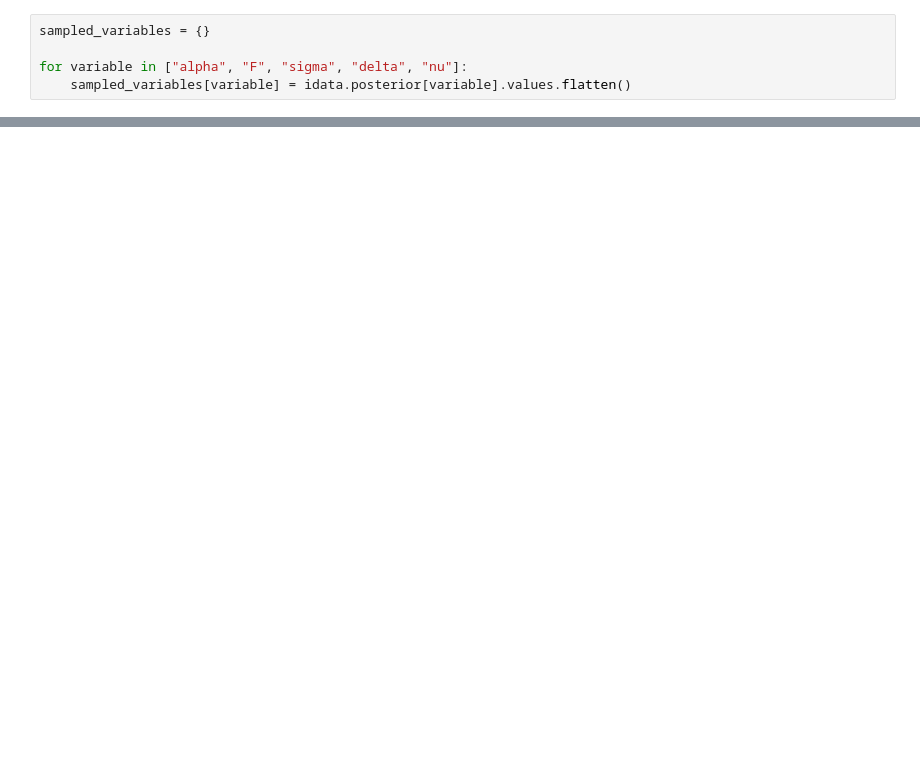
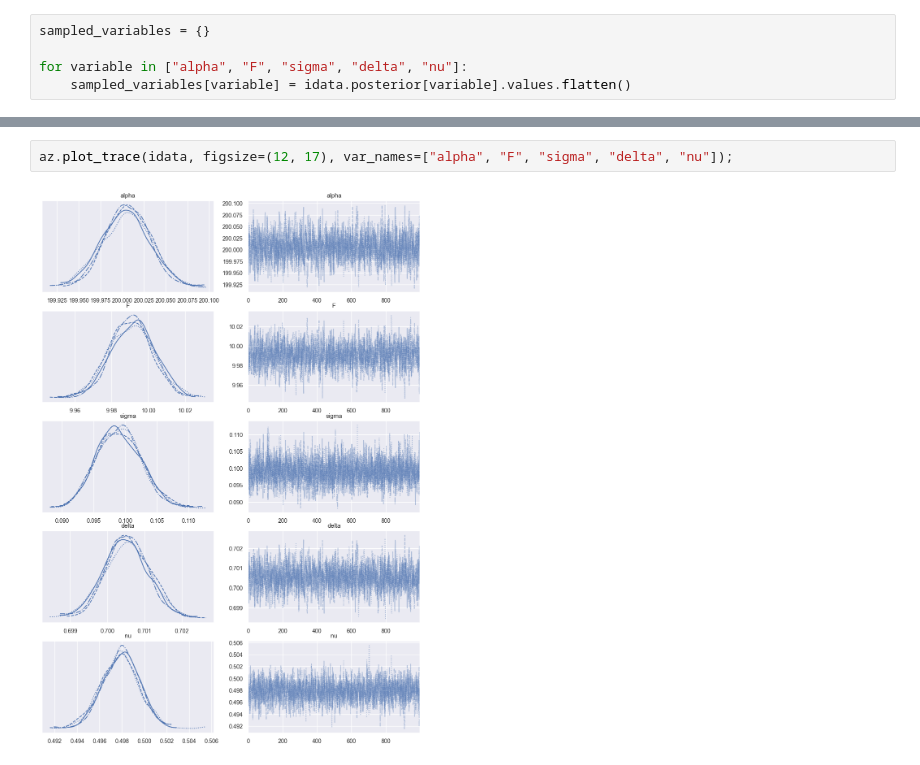
Before and after one commit to johen12/lossy, a Jupyter notebook: fit_models.ipynb, the cells around one changed output, grey strips where cells are left out. Drawn from its saved outputs; the diff is of its cells as text; blank space fills up the shorter version.

```diff
--- a/fit_models.ipynb
+++ b/fit_models.ipynb
@@ -127,0 +121,4 @@ plt.show();
+# %%
+az.plot_trace(idata, figsize=(12, 17), var_names=["alpha", "F", "sigma", "delta", "nu"]);
+# %% [output]
+[figure, added]
```
Also changed, not shown: parts of 5 cells of this notebook, 1 other file.
